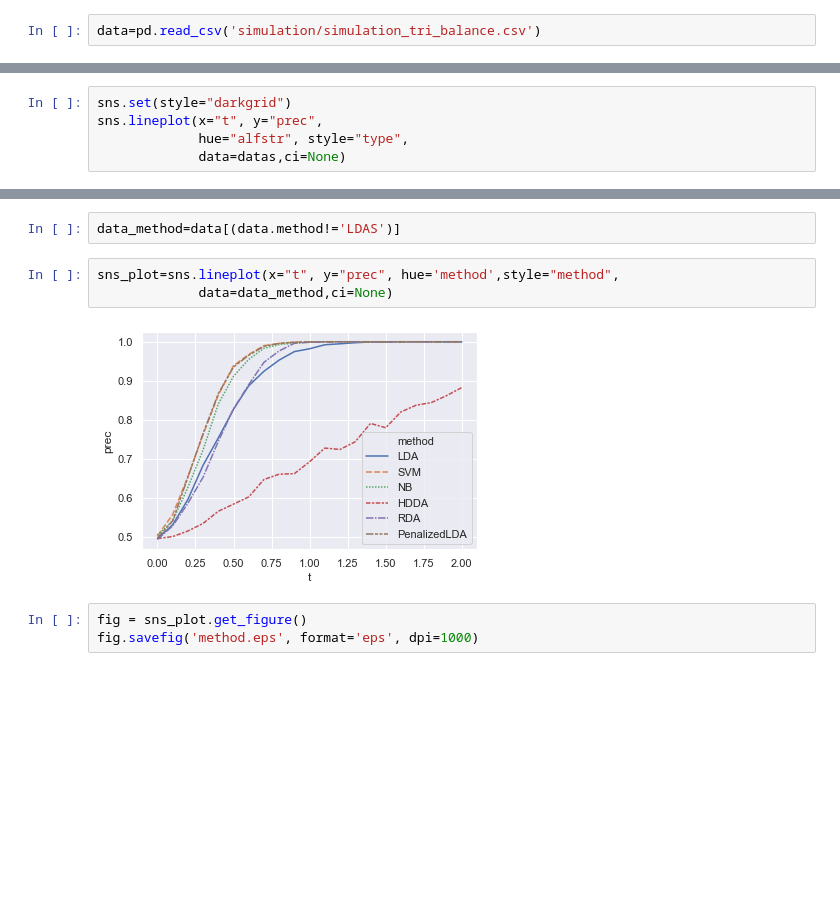
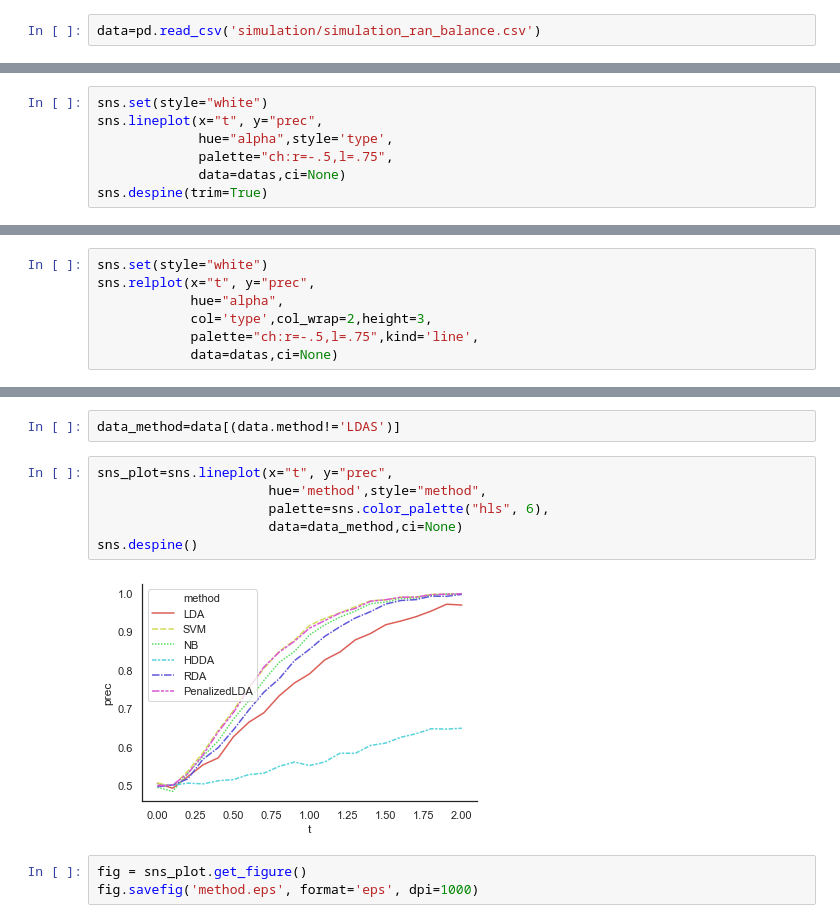
Before and after one commit to JasonZhang0619/LDAS, a Jupyter notebook: simulation_plot.ipynb, the cells around one changed output, grey strips where cells are left out. Saved outputs shown, nothing was run; the diff lists cells and outputs as text; blank space fills up the shorter version.

```diff
--- a/simulation_plot.ipynb
+++ b/simulation_plot.ipynb
@@ -3,7 +3,7 @@ import seaborn as sns
 import numpy as np
 import pandas as pd
 # %%
-data=pd.read_csv('simulation/simulation_tri_balance.csv')
+data=pd.read_csv('simulation/simulation_ran_balance.csv')
 # %%
 data.describe(include='all')
 # %% [output]
@@ -50,8 +51,10 @@ See the caveats in the documentation: http://pandas.pydata.org/pandas-docs/stabl
 # %% [markdown]
 in order to make alf recognized as factor by hue in seaborn, convert alf into string that unablt to be interpreted as numric
 # %%
-sns.set(style="darkgrid")
+sns.set(style="white")
 sns.lineplot(x="t", y="prec",
-             hue="alfstr", style="type",
+             hue="alpha",style='type',
+             palette="ch:r=-.5,l=.75",
              data=datas,ci=None)
+sns.despine(trim=True)
 # %% [output]
@@ -59,0 +62,7 @@ sns.lineplot(x="t", y="prec",
+# %%
+sns.set(style="white")
+sns.relplot(x="t", y="prec",
+            hue="alpha",
+            col='type',col_wrap=2,height=3,
+            palette="ch:r=-.5,l=.75",kind='line',
+            data=datas,ci=None)
@@ -60,10 +72,13 @@ sns.lineplot(x="t", y="prec",
 # %%
 data_method=data[(data.method!='LDAS')]
 # %%
-sns_plot=sns.lineplot(x="t", y="prec", hue='method',style="method",
-             data=data_method,ci=None)
+sns_plot=sns.lineplot(x="t", y="prec",
+                      hue='method',style="method",
+                      palette=sns.color_palette("hls", 6),
+                      data=data_method,ci=None)
+sns.despine()
 # %% [output]
-[figure, old version]
+[figure, new version]
 # %%
 fig = sns_plot.get_figure()
 fig.savefig('method.eps', format='eps', dpi=1000)
```
Also changed, not shown: parts of 9 cells of this notebook, 3 other files.
